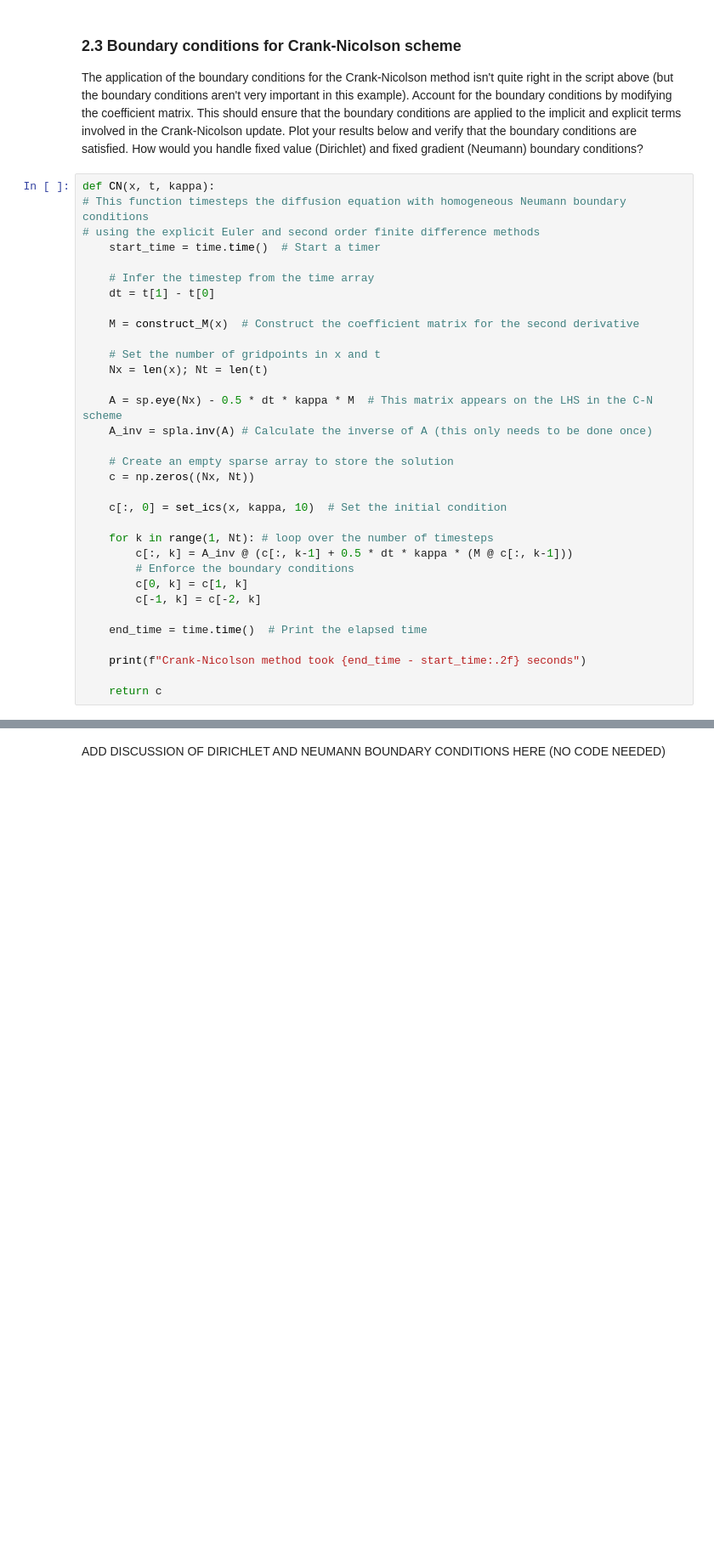
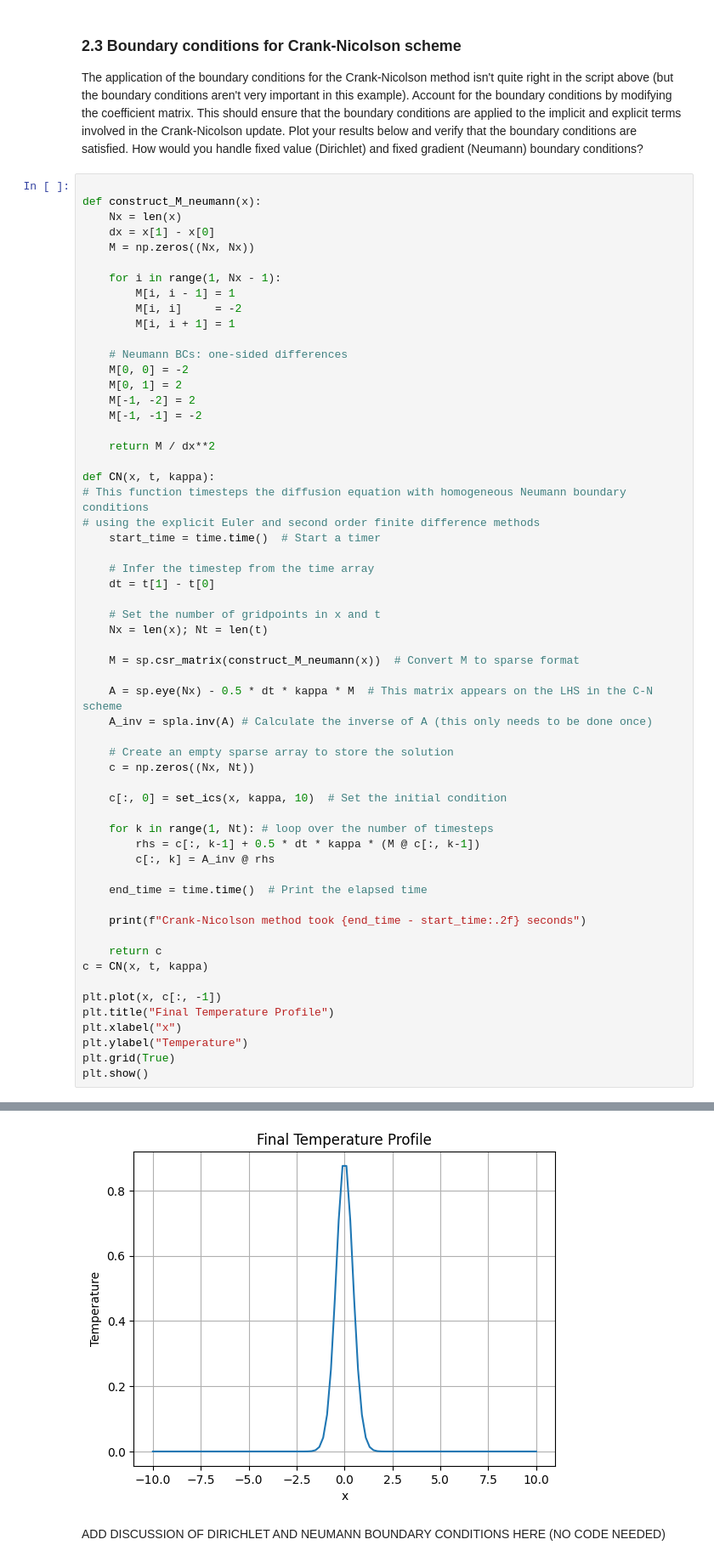
Before and after one commit to ifymedebem/QCES, a Jupyter notebook: Project1_numerical_methods.ipynb, the cells around one changed output, grey strips where cells are left out. Shown at 85% size. Drawn from its saved outputs; the diff is of its cells as text; blank space fills up the shorter version.

```diff
--- a/Project1_numerical_methods.ipynb
+++ b/Project1_numerical_methods.ipynb
@@ -488,6 +492,25 @@ Time taken: 0.00002718 seconds
 
 The application of the boundary conditions for the Crank-Nicolson method isn't quite right in the script above (but the boundary conditions aren't very important in this example). Account for the boundary conditions by modifying the coefficient matrix. This should ensure that the boundary conditions are applied to the implicit and explicit terms involved in the Crank-Nicolson update. Plot your results below and verify that the boundary conditions are satisfied.  How would you handle fixed value (Dirichlet) and fixed gradient (Neumann) boundary conditions?
 # %%
+
+def construct_M_neumann(x):
+    Nx = len(x)
+    dx = x[1] - x[0]
+    M = np.zeros((Nx, Nx))
+
+    for i in range(1, Nx - 1):
+        M[i, i - 1] = 1
+        M[i, i]     = -2
+        M[i, i + 1] = 1
+
+    # Neumann BCs: one-sided differences
+    M[0, 0] = -2
+    M[0, 1] = 2
+    M[-1, -2] = 2
+    M[-1, -1] = -2
+
+    return M / dx**2
+
 def CN(x, t, kappa):
 # This function timesteps the diffusion equation with homogeneous Neumann boundary conditions
 # using the explicit Euler and second order finite difference methods
@@ -496,10 +519,10 @@ def CN(x, t, kappa):
     # Infer the timestep from the time array
     dt = t[1] - t[0]
 
-    M = construct_M(x)  # Construct the coefficient matrix for the second derivative
-
     # Set the number of gridpoints in x and t
     Nx = len(x); Nt = len(t)
+
+    M = sp.csr_matrix(construct_M_neumann(x))  # Convert M to sparse format
 
     A = sp.eye(Nx) - 0.5 * dt * kappa * M  # This matrix appears on the LHS in the C-N scheme
     A_inv = spla.inv(A) # Calculate the inverse of A (this only needs to be done once)
@@ -510,13 +533,20 @@ def CN(x, t, kappa):
     c[:, 0] = set_ics(x, kappa, 10)  # Set the initial condition
 
     for k in range(1, Nt): # loop over the number of timesteps
-        c[:, k] = A_inv @ (c[:, k-1] + 0.5 * dt * kappa * (M @ c[:, k-1]))
-        # Enforce the boundary conditions
-        c[0, k] = c[1, k]
-        c[-1, k] = c[-2, k]
+        rhs = c[:, k-1] + 0.5 * dt * kappa * (M @ c[:, k-1])
+        c[:, k] = A_inv @ rhs
 
     end_time = time.time()  # Print the elapsed time
 
     print(f"Crank-Nicolson method took {end_time - start_time:.2f} seconds")
 
     return c
+c = CN(x, t, kappa)
+
+plt.plot(x, c[:, -1])
+plt.title("Final Temperature Profile")
+plt.xlabel("x")
+plt.ylabel("Temperature")
+plt.grid(True)
+plt.show()
+# %% [output]
@@ -523,2 +554,3 @@ def CN(x, t, kappa):
+[figure, added]
 # %% [markdown]
 ADD DISCUSSION OF DIRICHLET AND NEUMANN BOUNDARY CONDITIONS HERE (NO CODE NEEDED)
```
Also changed, not shown: parts of 11 cells of this notebook.
